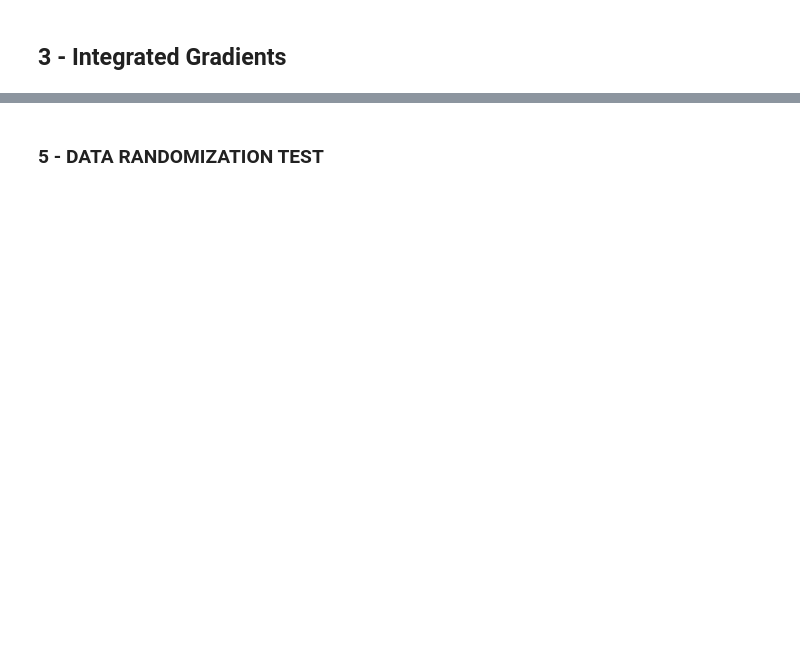
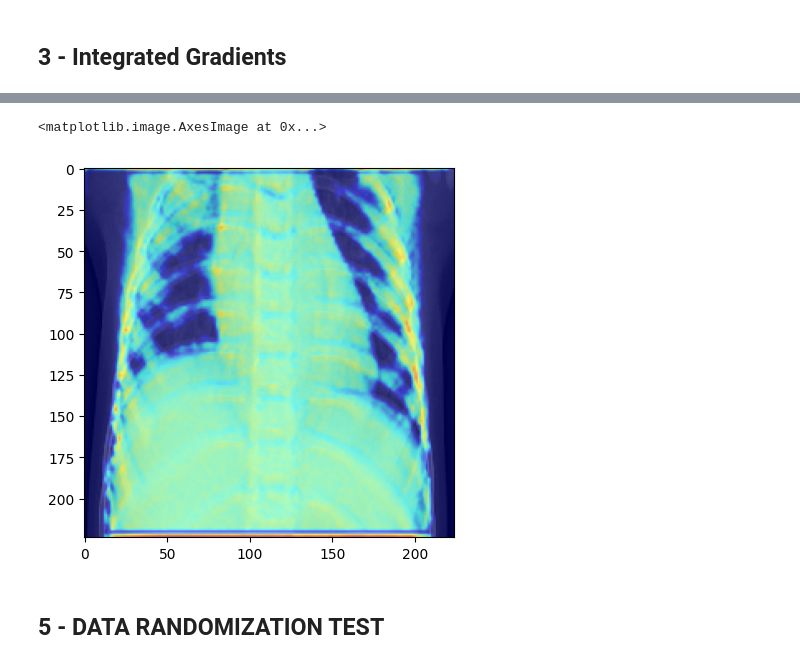
Before and after one commit to nexusfb/ETH-MLxHC-Interpretable-Medical-Data-Classification, a Jupyter notebook: pj1_pt2f.ipynb, the cells around one changed output, grey strips where cells are left out. Cells and saved outputs as stored; diff of their text form; code cells hidden in the pictures; blank space fills up the shorter version.

```diff
--- a/pj1_pt2f.ipynb
+++ b/pj1_pt2f.ipynb
@@ -289,3 +507,46 @@ visualize_attributions(test_df_label_1, title='Pneunoma')
+# %%
+import cv2
+import numpy as np
+from PIL import Image
+from pytorch_grad_cam import GradCAM, HiResCAM, ScoreCAM, GradCAMPlusPlus, AblationCAM, XGradCAM, EigenCAM, FullGrad
+from pytorch_grad_cam.utils.model_targets import ClassifierOutputTarget
+from pytorch_grad_cam.utils.image import show_cam_on_image
+def read_and_normalize_image(image_path, target_size=(224, 224)):
+    img = cv2.imread(str(image_path), cv2.IMREAD_GRAYSCALE)
+    img_resized = cv2.resize(img, target_size)
+    img_normalized = np.float32(img_resized / 255.0)
+    return img_resized, img_normalized
+
+_,img1 = read_and_normalize_image('./datasets/chest_xray/train/PNEUMONIA/person1_bacteria_1.jpeg')
+img1 = torch.Tensor(img1).unsqueeze(0).unsqueeze(0)
+target_layers = [model.conv2]
+cam = GradCAM(model=model, target_layers=target_layers)
+from pytorch_grad_cam.utils.model_targets import ClassifierOutputTarget
+targets = [ClassifierOutputTarget(1)]
+grayscale_cam = cam(input_tensor=img1, targets=targets)
+# %%
+from PIL import Image
+import numpy as np
+
+# Open the JPEG image
+def read_and_normalize_image2(image_path, target_size=(224, 224)):
+    img = cv2.imread(str(image_path), cv2.IMREAD_COLOR)
+    img_resized = cv2.resize(img, target_size)
+    img_normalized = np.float32(img_resized / 255.0)
+    return img_resized, img_normalized
+
+
+_,img2 = read_and_normalize_image2('./datasets/chest_xray/train/PNEUMONIA/person1_bacteria_1.jpeg')
+
+
+# Convert the values to float32 and scale between 0 and 1
+grayscale_cam = grayscale_cam[0, :]
+visualization = show_cam_on_image(img2,grayscale_cam, use_rgb=True)
+model_outputs = cam.outputs
+plt.imshow(visualization)
+# %% [output]
+<matplotlib.image.AxesImage at 0x...>
+[figure, added]
 # %% [markdown]
-### 5 - DATA RANDOMIZATION TEST
+## 5 - DATA RANDOMIZATION TEST
 # %%
```
Also changed, not shown: parts of 18 cells of this notebook, 2 other files.
